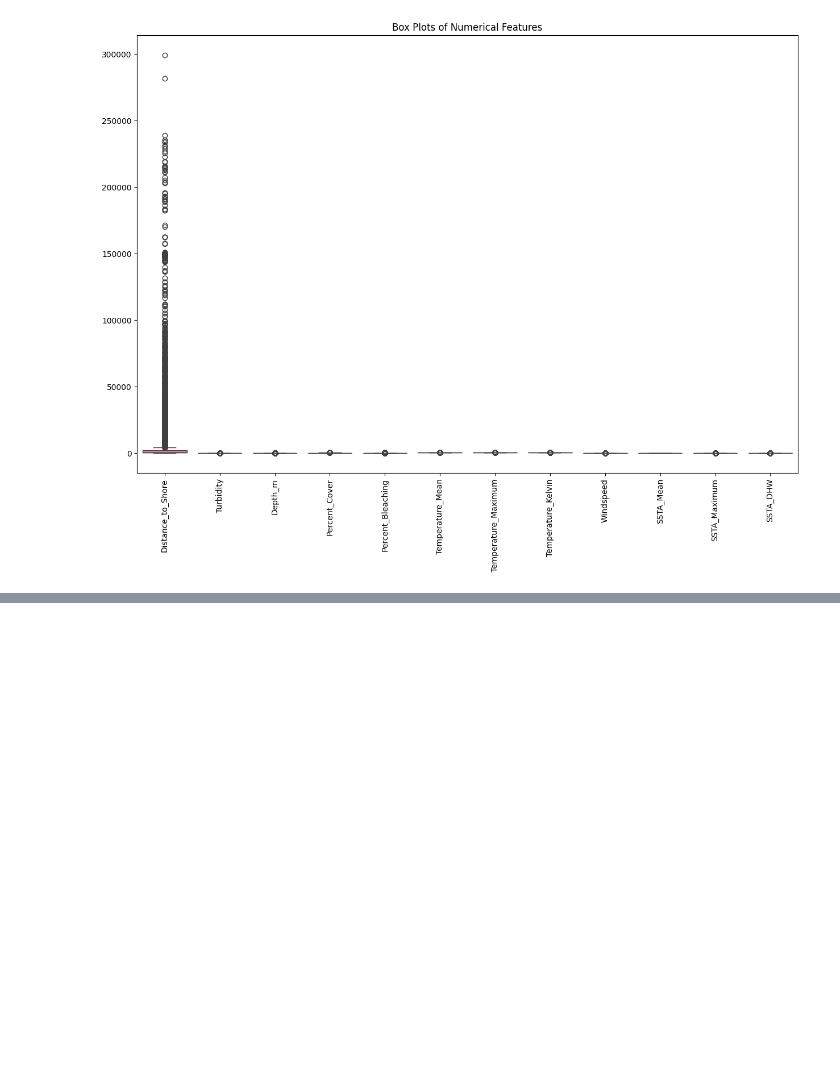
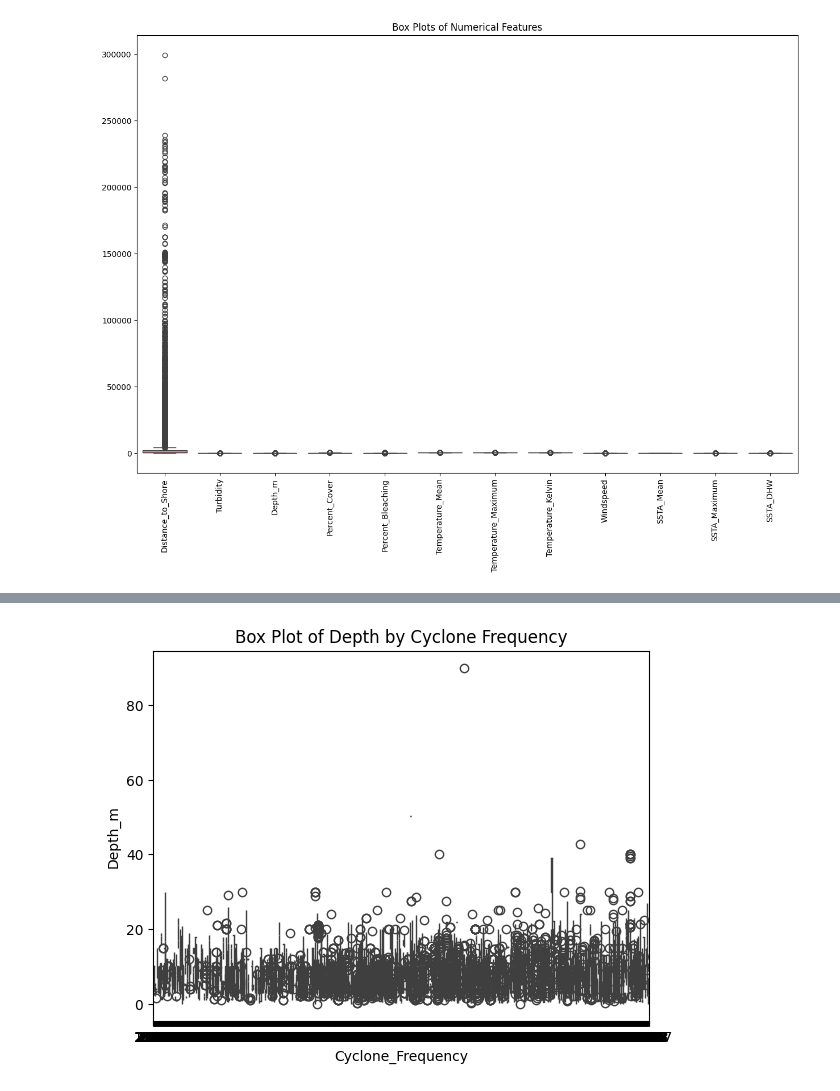
Before and after one commit to minhphan-rmit/rmit2024b-cosc2968-sgs-tut04-team1, a Jupyter notebook: main1.ipynb, the cells around one changed output, grey strips where cells are left out. Saved outputs shown, nothing was run; the diff lists cells and outputs as text; code cells hidden in the pictures; blank space fills up the shorter version.

```diff
--- a/main1.ipynb
+++ b/main1.ipynb
@@ -632,0 +635,8 @@ for feature in categorical_features:
+# %%
+# Box plot for a numerical feature across different categories
+sns.boxplot(x='Cyclone_Frequency', y='Depth_m', data=df_filtered)
+plt.title('Box Plot of Depth by Cyclone Frequency')
+
+plt.show()
+# %% [output]
+[figure, added]
```
Also changed, not shown: parts of 3 cells of this notebook.
